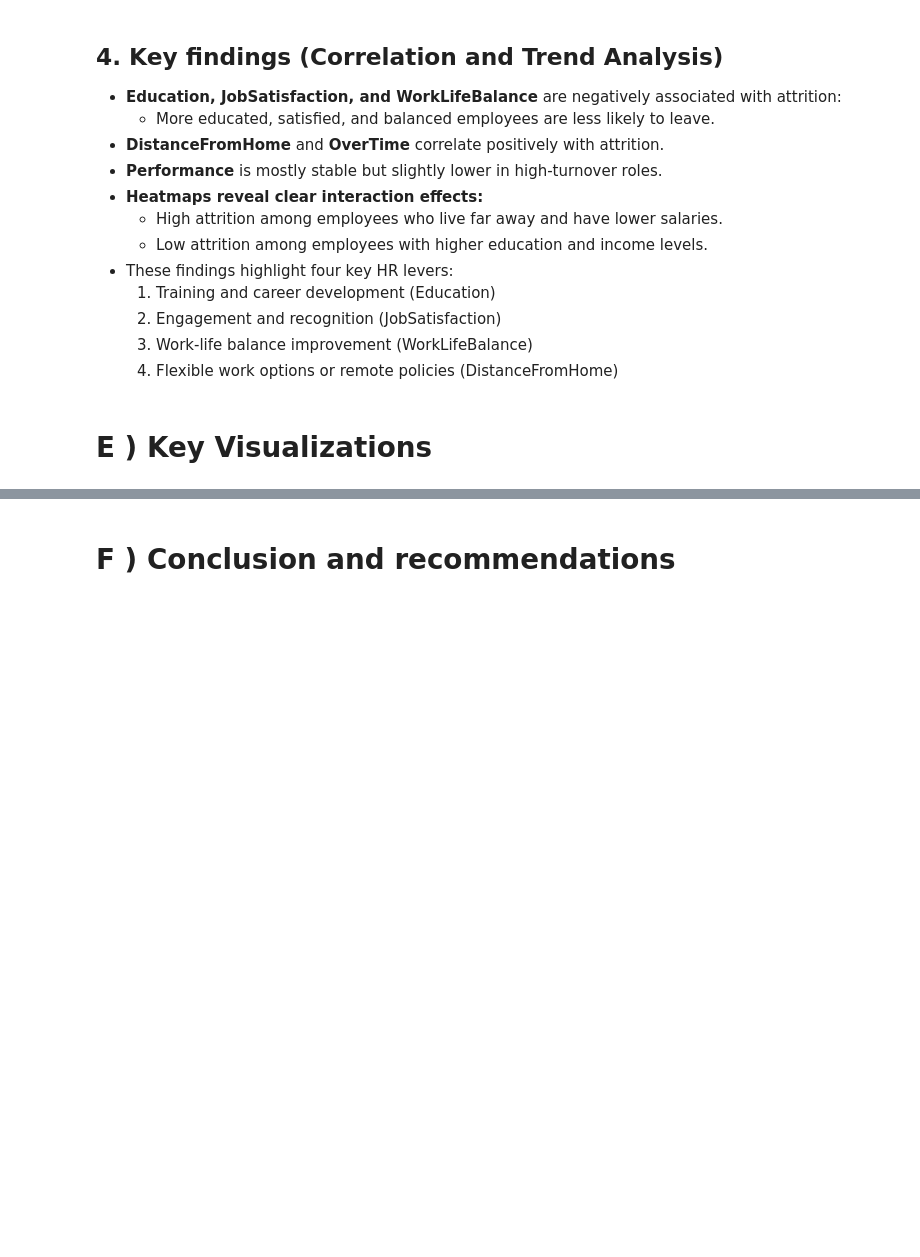
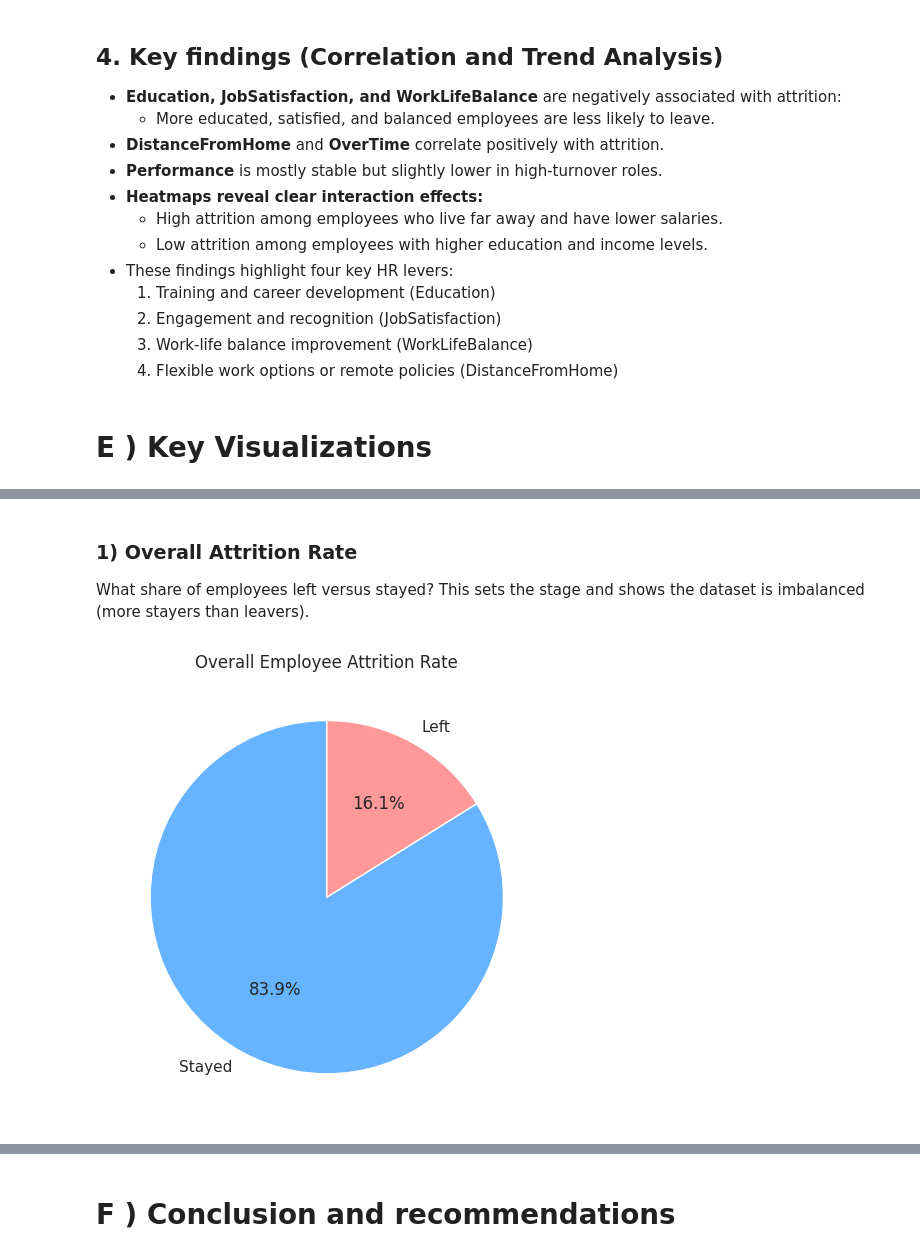
Before and after one commit to y-fares/PSTB-YCDynamics-Hackathon-1, a Jupyter notebook: yc_dynamics_hackathon1_subj3.ipynb, the cells around one changed output, grey strips where cells are left out. Cells and saved outputs as stored; diff of their text form; code cells hidden in the pictures; blank space fills up the shorter version.

```diff
--- a/yc_dynamics_hackathon1_subj3.ipynb
+++ b/yc_dynamics_hackathon1_subj3.ipynb
@@ -655,0 +666,22 @@ Attrition rate by Education and Income level:
+# %%
+import matplotlib.pyplot as plt
+import seaborn as sns
+import pandas as pd
+import numpy as np
+
+sns.set(style="whitegrid", palette="muted")
+# %% [markdown]
+### 1) Overall Attrition Rate
+
+What share of employees left versus stayed? This sets the stage and shows the dataset is imbalanced (more stayers than leavers).
+# %%
+counts = df["Attrition"].value_counts(normalize=True).reindex([0,1]).fillna(0)*100
+labels = ["Stayed", "Left"]
+
+plt.figure(figsize=(5,5))
+plt.pie(counts, labels=labels, autopct="%1.1f%%", startangle=90, colors=["#66b3ff", "#ff9999"])
+plt.title("Overall Employee Attrition Rate")
+plt.tight_layout()
+plt.show()
+# %% [output]
+[figure, added]
```
Also changed, not shown: parts of 12 cells of this notebook.
